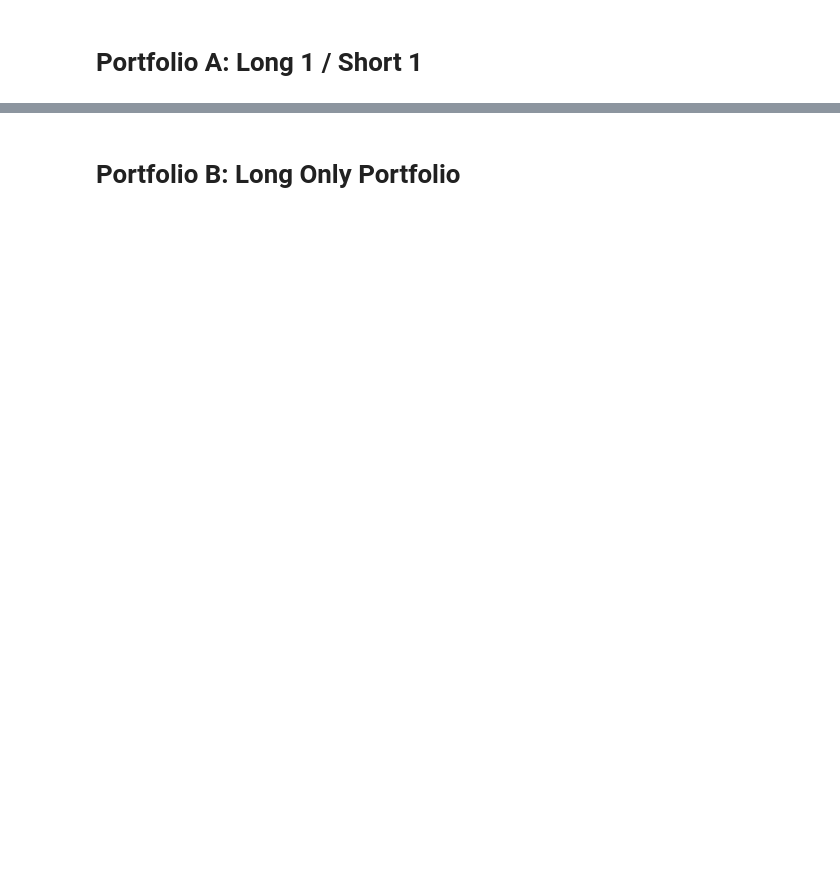
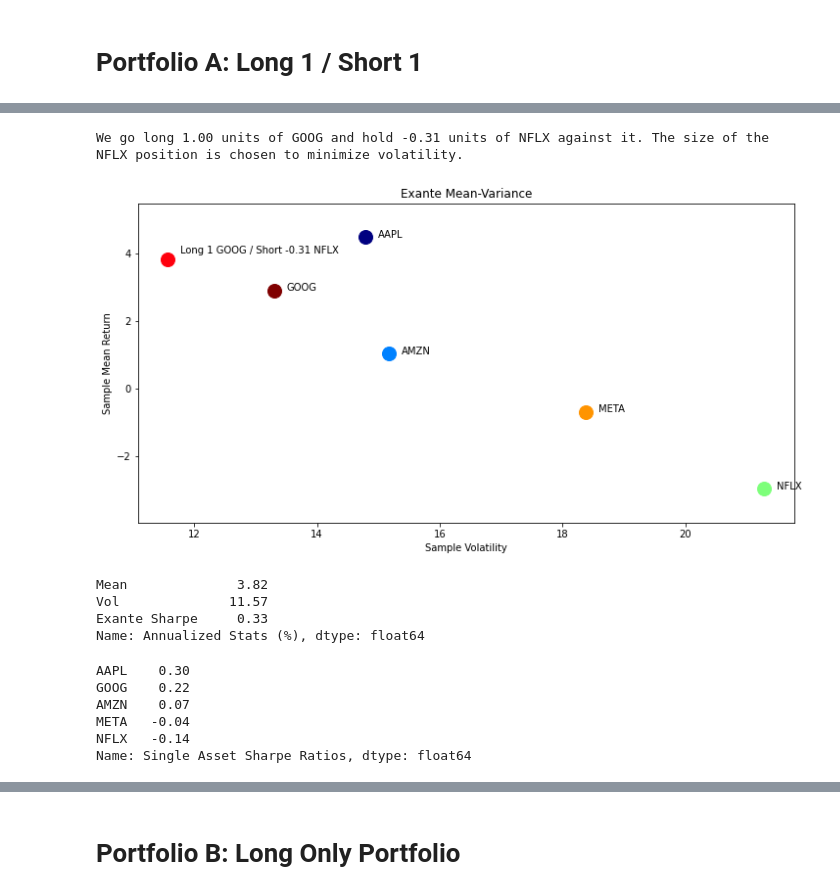
Before and after one commit to zharl/WorldQuantUniversity, a Jupyter notebook: FE560 Financial Markets/report.ipynb, the cells around one changed output, grey strips where cells are left out. Drawn from its saved outputs; the diff is of its cells as text; code cells hidden in the pictures; blank space fills up the shorter version.

```diff
--- a/FE560 Financial Markets/report.ipynb
+++ b/FE560 Financial Markets/report.ipynb
@@ -39,0 +64,45 @@ var_p(w)
+# %%
+vol = stats_daily.Vol.copy()
+Sigma = np.outer(vol.values, vol.values)*corr_daily
+
+w = pd.Series(0,index=vol.index, name='weights')
+w['GOOG'] = 1.
+w['NFLX'] = -Sigma.loc['NFLX','GOOG']/vol['NFLX']**2
+print (f"We go long {w['GOOG']:.2f} units of GOOG and hold {w['NFLX']:.2f} units of NFLX against it. The size of the NFLX position is chosen to minimize volatility.")
+# %% [output]
+We go long 1.00 units of GOOG and hold -0.31 units of NFLX against it. The size of the NFLX position is chosen to minimize volatility.
+# %%
+def var_p(w):
+    '''Closure used to compute portfolio variance given a Series of instrument weights, w'''
+    vol = stats_daily.Vol.copy()
+    Sigma = np.outer(vol.values, vol.values)*corr_daily
+    return w.dot(Sigma.dot(w))
+
+p = pd.Series({
+    'Mean':w.dot(stats_daily.Mean)*100,
+    'Vol': 100*np.sqrt(252)*var_p(w)**.5}, name='Annualized Stats (%)')
+p['Exante Sharpe'] = p.Mean/p.Vol
+
+ax,x,y=plot_points()
+ax.plot(p.Vol,p.Mean,'o', color='xkcd:bright red', markersize=14)
+ax.text(p.Vol + .2,p.Mean+.2, f"Long {w['GOOG']:.0f} GOOG / Short {w['NFLX']:.2f} NFLX");
+# %% [output]
+[figure, added]
+# %%
+p.round(2)
+# %% [output]
+Mean              3.82
+Vol              11.57
+Exante Sharpe     0.33
+Name: Annualized Stats (%), dtype: float64
+# %%
+sharpe_single_asset = pd.concat({'Vol':x, 'Mean':y},axis=1).eval('Mean/Vol').sort_values(ascending=False).round(2)
+sharpe_single_asset.name = 'Single Asset Sharpe Ratios'
+sharpe_single_asset
+# %% [output]
+AAPL    0.30
+GOOG    0.22
+AMZN    0.07
+META   -0.04
+NFLX   -0.14
+Name: Single Asset Sharpe Ratios, dtype: float64
```
Also changed, not shown: parts of 24 cells of this notebook, 2 other files.
